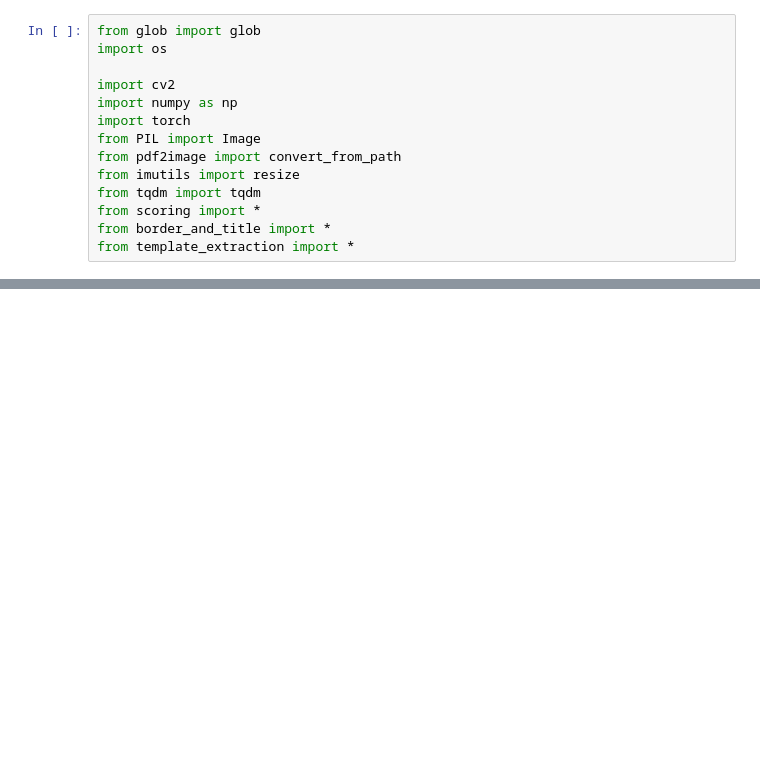
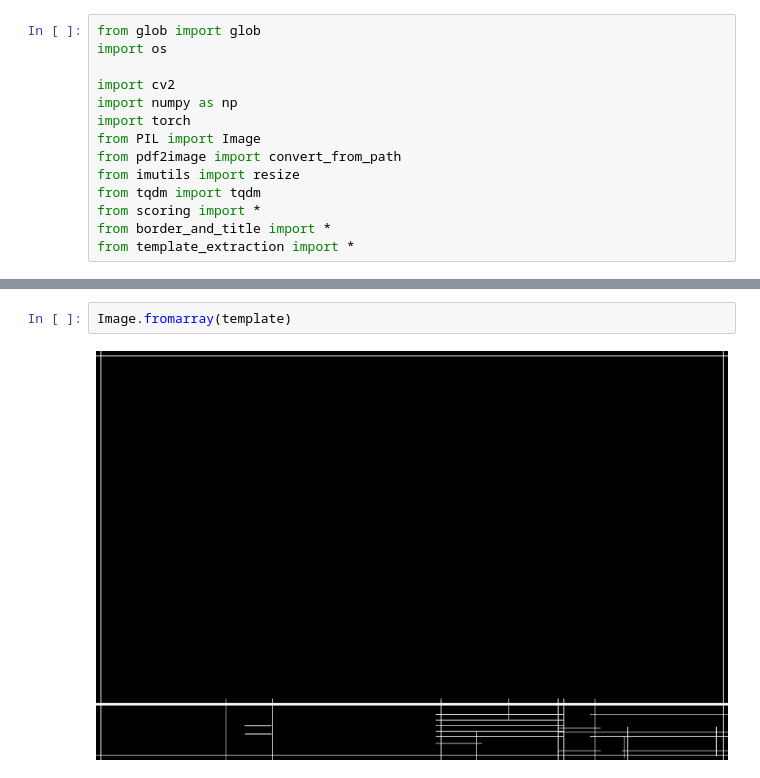
Before and after one commit to sadidul012/mechanical-drawing-scoring, a Jupyter notebook: notebooks/template-extracting/merge-with-existing-methods.ipynb, the cells around one changed output, grey strips where cells are left out. Drawn from its saved outputs; the diff is of its cells as text; blank space fills up the shorter version.

Commit message:
Merged template detection with other methods

```diff
--- a/notebooks/template-extracting/merge-with-existing-methods.ipynb
+++ b/notebooks/template-extracting/merge-with-existing-methods.ipynb
@@ -125,3 +86,7 @@ process(files, "../../data/templates/template_1")
 Image Similarity: 93.8496%
 Image Similarity: 93.2276%
 Image Similarity: 91.8845%
+# %%
+Image.fromarray(template)
+# %% [output]
+[figure, added]
```
Also changed, not shown: parts of 6 cells of this notebook, 3 other files.
